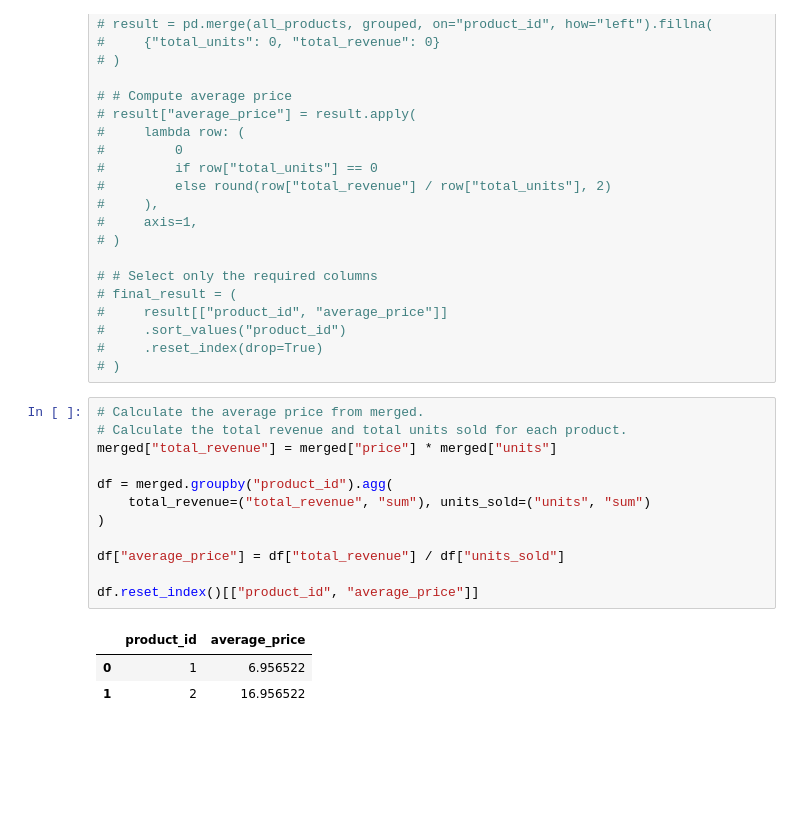
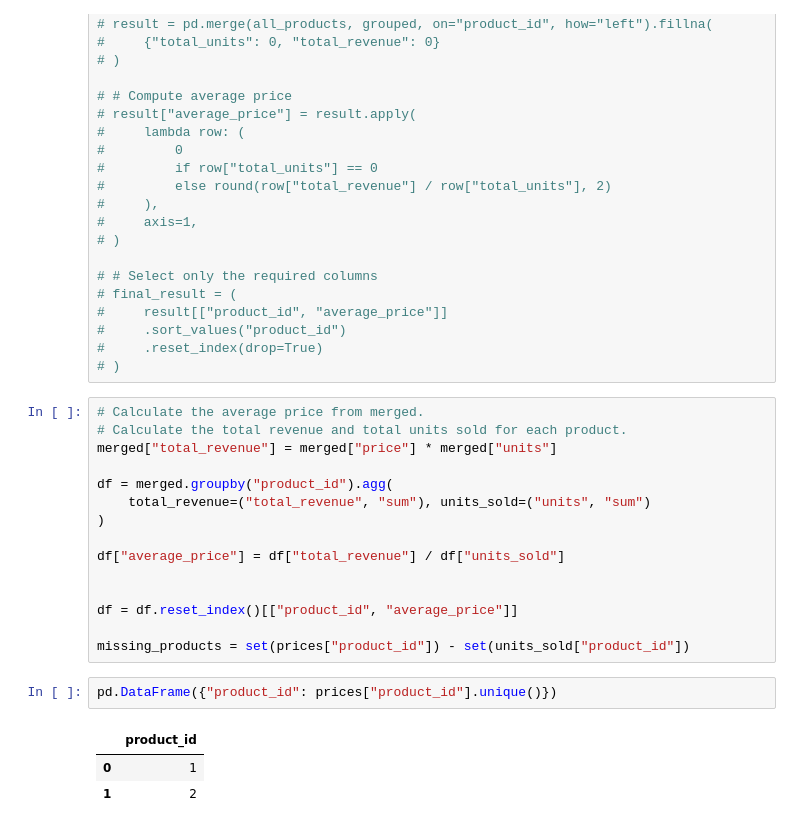
Before and after one commit to Drblessing/leetcode, a Jupyter notebook: Pandas/scratch.ipynb, the cells around one changed output. Drawn from its saved outputs; the diff is of its cells as text; blank space fills up the shorter version.

```diff
--- a/Pandas/scratch.ipynb
+++ b/Pandas/scratch.ipynb
@@ -1124,8 +1006,13 @@ df = merged.groupby("product_id").agg(
 
 df["average_price"] = df["total_revenue"] / df["units_sold"]
 
-df.reset_index()[["product_id", "average_price"]]
+
+df = df.reset_index()[["product_id", "average_price"]]
+
+missing_products = set(prices["product_id"]) - set(units_sold["product_id"])
-# %% [output]
-|  | product_id | average_price |
-| 0 | 1 | 6.956522 |
-| 1 | 2 | 16.956522 |
+# %%
+pd.DataFrame({"product_id": prices["product_id"].unique()})
+# %% [output]
+|  | product_id |
+| 0 | 1 |
+| 1 | 2 |
```
Also changed, not shown: parts of 21 cells of this notebook, 1 other file.
